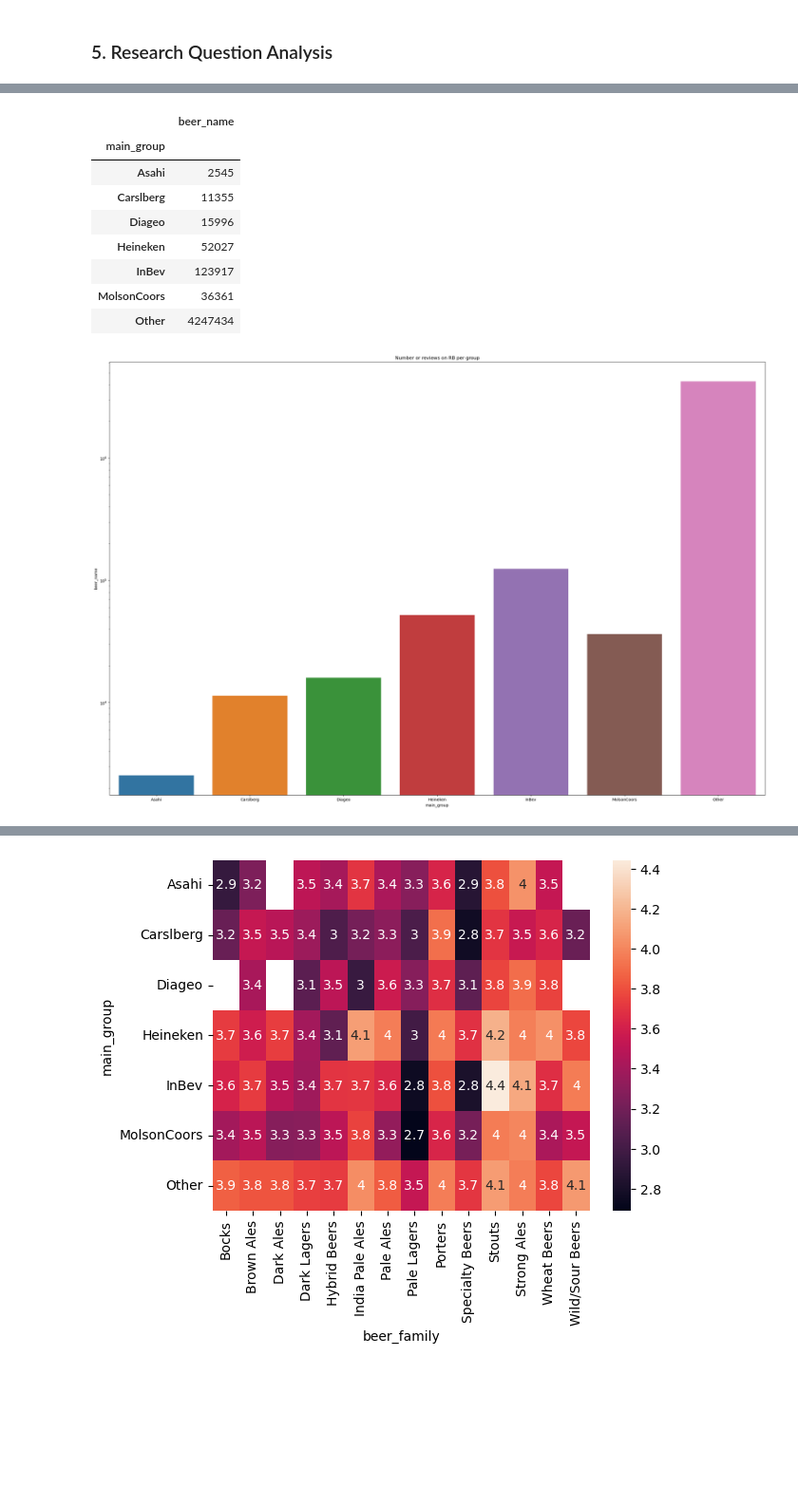
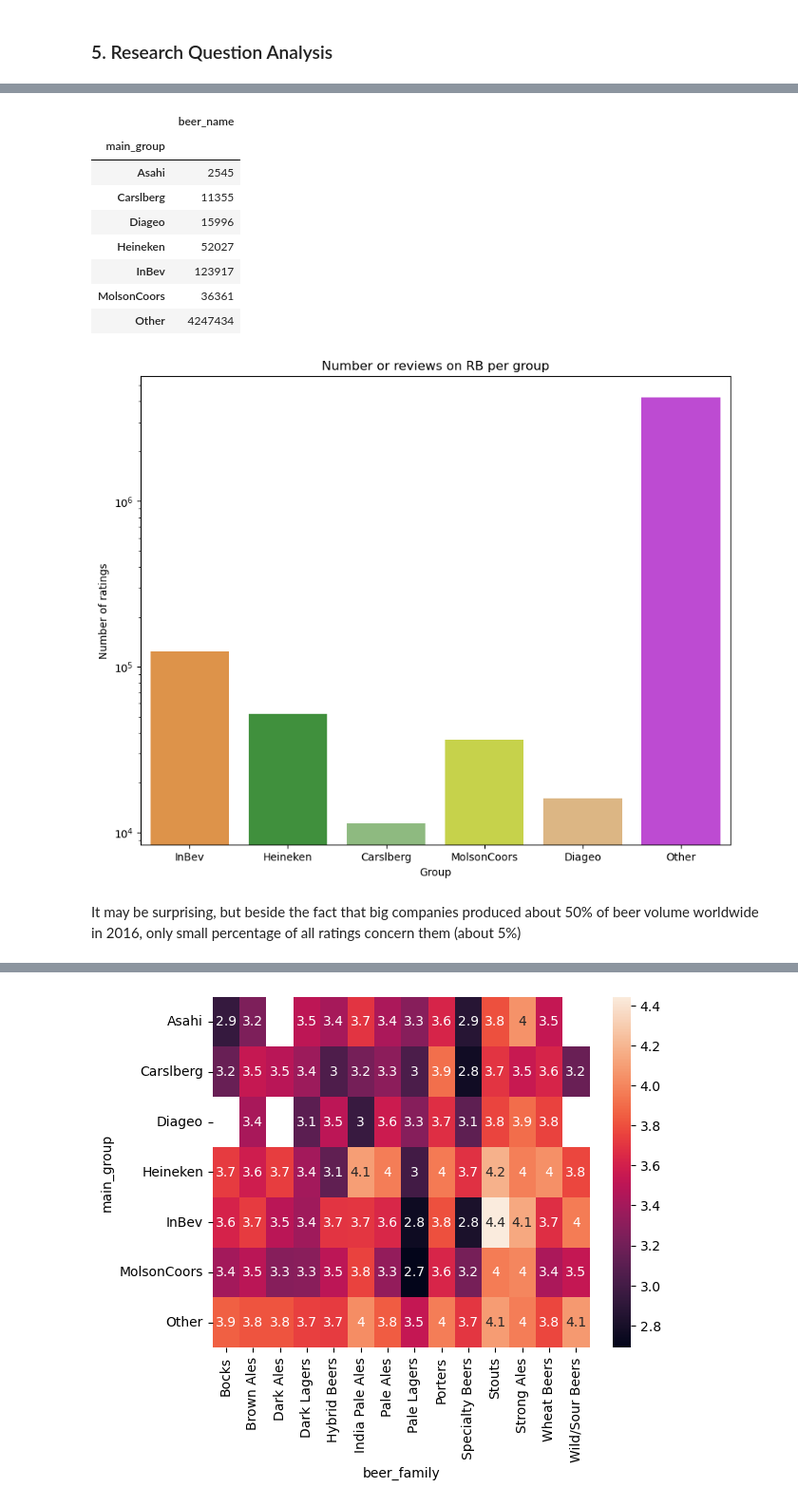
Before and after one commit to epfl-ada/ada-2023-project-tornada, a Jupyter notebook: P3.ipynb, the cells around one changed output, grey strips where cells are left out. Shown at 95% size. Drawn from its saved outputs; the diff is of its cells as text; code cells hidden in the pictures; blank space fills up the shorter version.

```diff
--- a/P3.ipynb
+++ b/P3.ipynb
@@ -533,9 +552,12 @@ years_groups_comparison.to_csv('group_breweries_across_years.csv')
 # %%
-columns_order = ['Interbrew', 'Inbev', 'Ambev', 'AB', 'ABInBev', 'GroupoModelo', 'SABMiller', 'Heineken', 'Carlsberg', 'Asahi', 'Coors', 'Molson', 'MolsonCoors', 'Diageo']
+# order companies, so that ones that merged in some point are displayed together
+# colors probably should be improved
+columns_order = ['Interbrew', 'Inbev', 'Ambev', 'AB', 'ABInBev', 'GroupoModelo', 'SABMiller', 'Heineken', 'Carlsberg', 'Coors', 'Molson', 'MolsonCoors', 'Diageo']
 years_groups_comparison = years_groups_comparison[columns_order]
 
-display(years_groups_comparison)
+# plot the data
 years_groups_comparison.plot(kind='bar', stacked=True)
-plt.rcParams["figure.figsize"] = (30,20)
+plt.rcParams["figure.figsize"] = (15,10)
 plt.title('Number of breweries owned by group')
+plt.legend()
 # %% [output]
@@ -562,20 +568,28 @@ Text(0.5, 1.0, 'Number of breweries owned by group')
 # %%
+# calculate total number of ratings per group - groups names as in 2017
 number_of_groups_reviews = (BA_ratings_with_groups_and_users.groupby('main_group').count()['beer_name']).to_frame()
 display(number_of_groups_reviews)
-sns.barplot(number_of_groups_reviews, x=number_of_groups_reviews.index, y='beer_name')
+
+# plot the results
+sns.barplot(number_of_groups_reviews, x=number_of_groups_reviews.index, y='beer_name', order=['InBev', 'Heineken', 'Carslberg', 'MolsonCoors', 'Diageo', 'Other'],
+                  palette={'InBev':'#f59331','Heineken':'#339e2f','Carslberg':'#89c476', 'MolsonCoors': '#d9e835', 'Other':'#cd35e8','Diageo': '#ebb875'})
 plt.rcParams["figure.figsize"] = (10,8)
 plt.title('Number or reviews on RB per group')
+plt.ylabel('Number of ratings')
+plt.xlabel('Group')
 plt.yscale('log')
 number_of_groups_reviews.to_csv('nb_of_reviews.csv')
 # %% [output]
 |  | beer_name |
 | main_group |  |
 | Asahi | 2545 |
 | Carslberg | 11355 |
 | Diageo | 15996 |
 | Heineken | 52027 |
 | InBev | 123917 |
 | MolsonCoors | 36361 |
 | Other | 4247434 |
-[figure, old version]
+[figure, new version]
+# %% [markdown]
+It may be surprising, but beside the fact that big companies produced about 50% of beer volume worldwide in 2016, only small percentage of all ratings concern them (about 5%)
 # %%
```
Also changed, not shown: parts of 38 cells of this notebook, 1 other file.
